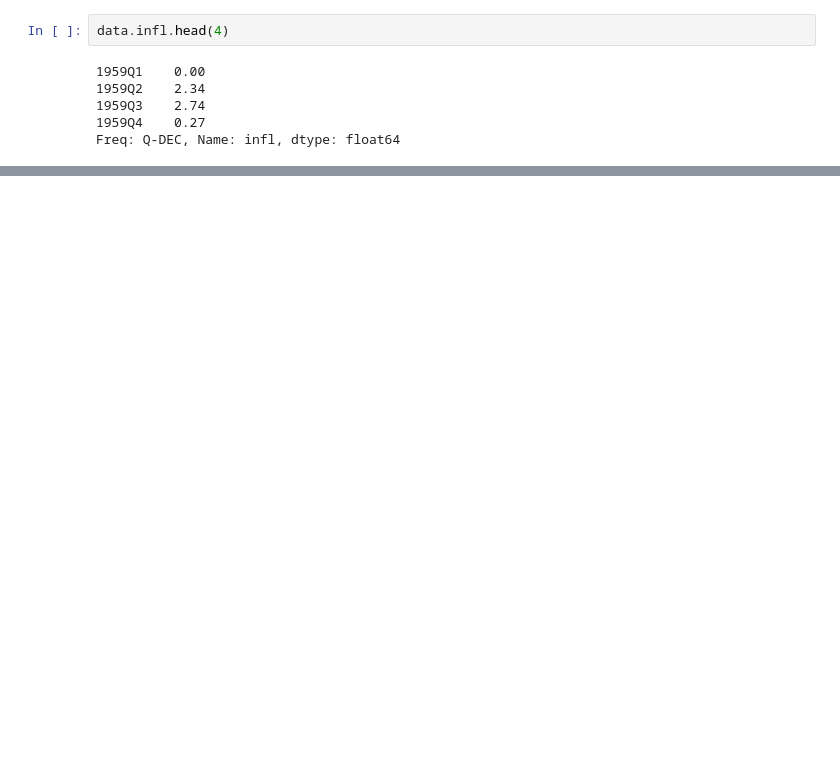
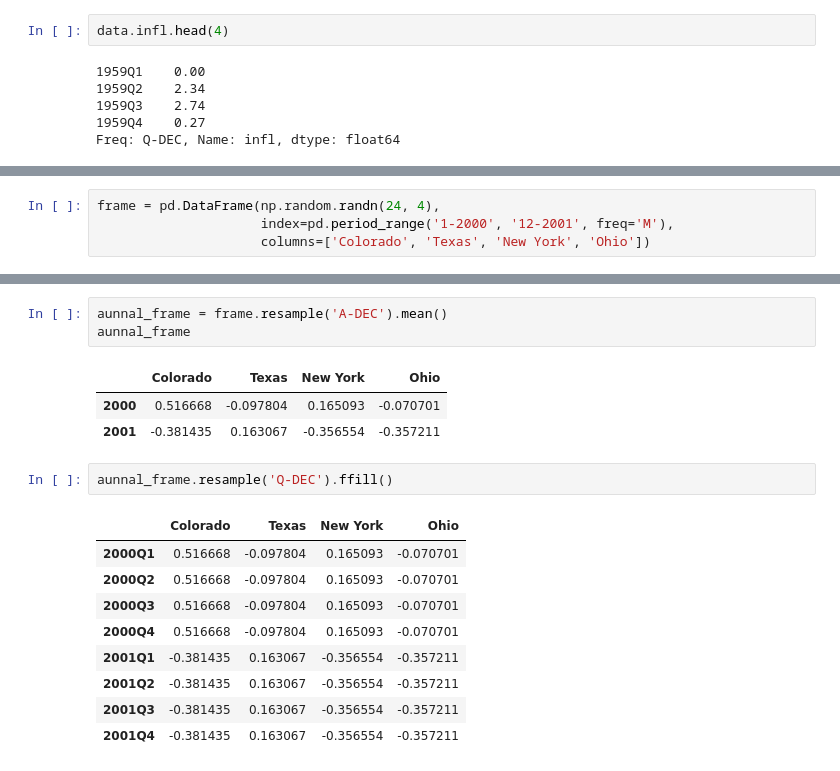
Before and after one commit to rumourcy/DA, a Jupyter notebook: python-for-data-analysis/chapter11.ipynb, the cells around one changed output, grey strips where cells are left out. Cells and saved outputs as stored; diff of their text form; blank space fills up the shorter version.

```diff
--- a/python-for-data-analysis/chapter11.ipynb
+++ b/python-for-data-analysis/chapter11.ipynb
@@ -1022,0 +1179,4 @@ Freq: Q-DEC, Name: infl, dtype: float64
+# %%
+frame = pd.DataFrame(np.random.randn(24, 4),
+                     index=pd.period_range('1-2000', '12-2001', freq='M'),
+                     columns=['Colorado', 'Texas', 'New York', 'Ohio'])
@@ -1022,0 +1192,19 @@ Freq: Q-DEC, Name: infl, dtype: float64
+# %%
+aunnal_frame = frame.resample('A-DEC').mean()
+aunnal_frame
+# %% [output]
+|  | Colorado | Texas | New York | Ohio |
+| 2000 | 0.516668 | -0.097804 | 0.165093 | -0.070701 |
+| 2001 | -0.381435 | 0.163067 | -0.356554 | -0.357211 |
+# %%
+aunnal_frame.resample('Q-DEC').ffill()
+# %% [output]
+|  | Colorado | Texas | New York | Ohio |
+| 2000Q1 | 0.516668 | -0.097804 | 0.165093 | -0.070701 |
+| 2000Q2 | 0.516668 | -0.097804 | 0.165093 | -0.070701 |
+| 2000Q3 | 0.516668 | -0.097804 | 0.165093 | -0.070701 |
+| 2000Q4 | 0.516668 | -0.097804 | 0.165093 | -0.070701 |
+| 2001Q1 | -0.381435 | 0.163067 | -0.356554 | -0.357211 |
+| 2001Q2 | -0.381435 | 0.163067 | -0.356554 | -0.357211 |
+| 2001Q3 | -0.381435 | 0.163067 | -0.356554 | -0.357211 |
+| 2001Q4 | -0.381435 | 0.163067 | -0.356554 | -0.357211 |
```
Also changed, not shown: parts of 69 cells of this notebook, 2 other files.
